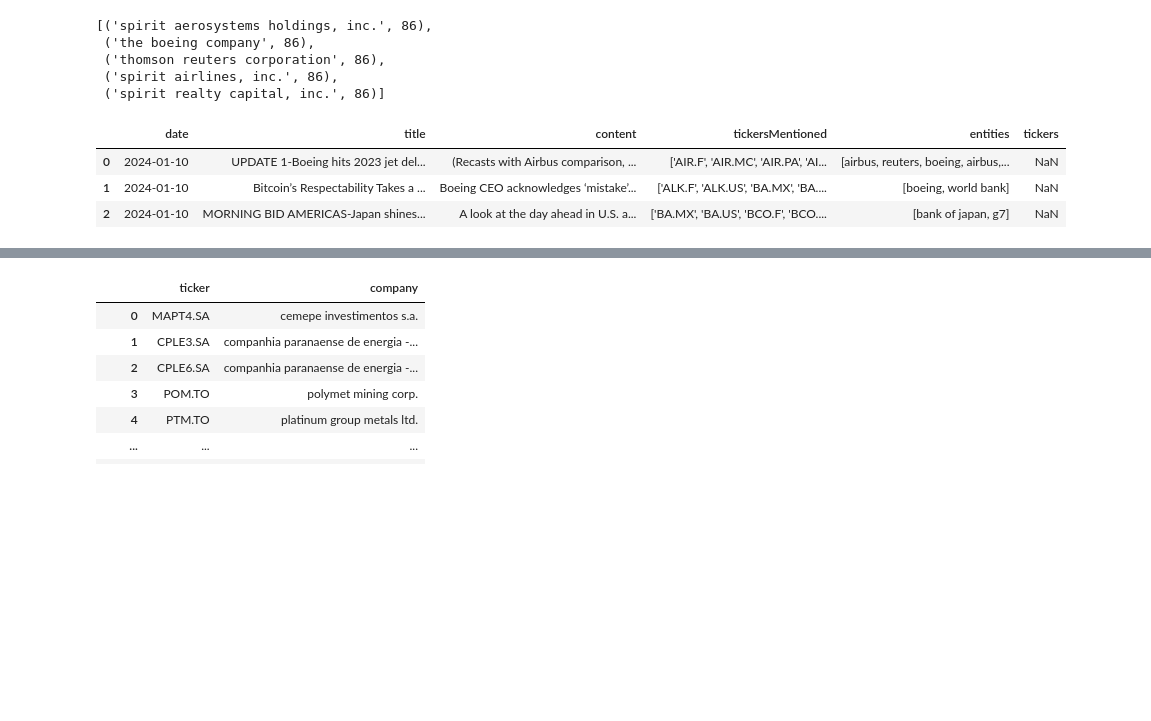
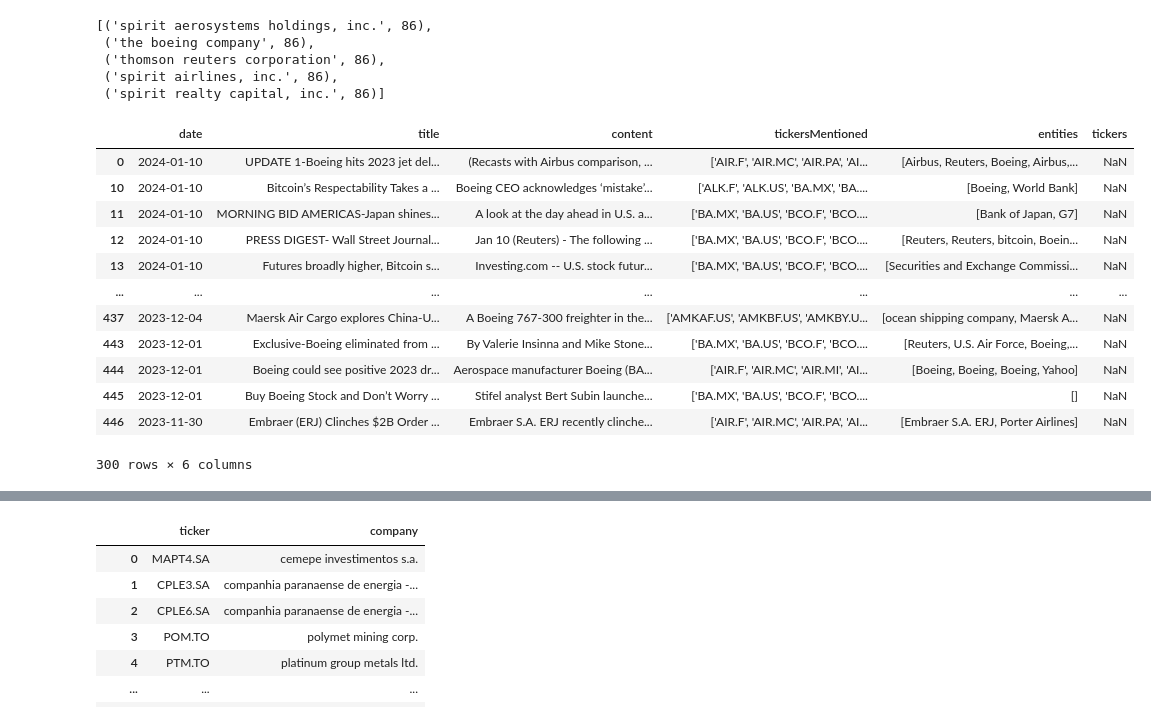
Before and after one commit to muzafarovdan/MyEducation, a Jupyter notebook: NLP/second_model.ipynb, the cells around one changed output, grey strips where cells are left out. Saved outputs shown, nothing was run; the diff lists cells and outputs as text; code cells hidden in the pictures; blank space fills up the shorter version.

```diff
--- a/NLP/second_model.ipynb
+++ b/NLP/second_model.ipynb
@@ -338,7 +452,8 @@ data_tickers_name
  'wisdomtree, inc.',
  ...]
 # %%
-df_val = pd.read_csv('BA_news_val.csv')
+df_val = pd.read_csv('BA_full_val.csv')
 df_val = df_val[['date', 'title', 'content', 'tickersMentioned']]
 df_val = df_val.dropna(subset=['tickersMentioned'])
-df_val = df_val[0:300]
+df_val['tickersMentioned'] = df_val['tickersMentioned'].apply(eval)
+df_val
@@ -388,11 +544,20 @@ extraction_results
  ('spirit realty capital, inc.', 86)]
 # %%
 df_val['tickers'] = np.nan
-df_val.head(3)
+df_val
 # %% [output]
 |  | date | title | content | tickersMentioned | entities | tickers |
-| 0 | 2024-01-10 | UPDATE 1-Boeing hits 2023 jet del... | (Recasts with Airbus comparison, ... | ['AIR.F', 'AIR.MC', 'AIR.PA', 'AI... | [airbus, reuters, boeing, airbus,... | NaN |
-| 1 | 2024-01-10 | Bitcoin’s Respectability Takes a ... | Boeing CEO acknowledges ‘mistake’... | ['ALK.F', 'ALK.US', 'BA.MX', 'BA.... | [boeing, world bank] | NaN |
-| 2 | 2024-01-10 | MORNING BID AMERICAS-Japan shines... | A look at the day ahead in U.S. a... | ['BA.MX', 'BA.US', 'BCO.F', 'BCO.... | [bank of japan, g7] | NaN |
+| 0 | 2024-01-10 | UPDATE 1-Boeing hits 2023 jet del... | (Recasts with Airbus comparison, ... | ['AIR.F', 'AIR.MC', 'AIR.PA', 'AI... | [Airbus, Reuters, Boeing, Airbus,... | NaN |
+| 10 | 2024-01-10 | Bitcoin’s Respectability Takes a ... | Boeing CEO acknowledges ‘mistake’... | ['ALK.F', 'ALK.US', 'BA.MX', 'BA.... | [Boeing, World Bank] | NaN |
+| 11 | 2024-01-10 | MORNING BID AMERICAS-Japan shines... | A look at the day ahead in U.S. a... | ['BA.MX', 'BA.US', 'BCO.F', 'BCO.... | [Bank of Japan, G7] | NaN |
+| 12 | 2024-01-10 | PRESS DIGEST- Wall Street Journal... | Jan 10 (Reuters) - The following ... | ['BA.MX', 'BA.US', 'BCO.F', 'BCO.... | [Reuters, Reuters, bitcoin, Boein... | NaN |
+| 13 | 2024-01-10 | Futures broadly higher, Bitcoin s... | Investing.com -- U.S. stock futur... | ['BA.MX', 'BA.US', 'BCO.F', 'BCO.... | [Securities and Exchange Commissi... | NaN |
+| ... | ... | ... | ... | ... | ... | ... |
+| 437 | 2023-12-04 | Maersk Air Cargo explores China-U... | A Boeing 767-300 freighter in the... | ['AMKAF.US', 'AMKBF.US', 'AMKBY.U... | [ocean shipping company, Maersk A... | NaN |
+| 443 | 2023-12-01 | Exclusive-Boeing eliminated from ... | By Valerie Insinna and Mike Stone... | ['BA.MX', 'BA.US', 'BCO.F', 'BCO.... | [Reuters, U.S. Air Force, Boeing,... | NaN |
+| 444 | 2023-12-01 | Boeing could see positive 2023 dr... | Aerospace manufacturer Boeing (BA... | ['AIR.F', 'AIR.MC', 'AIR.MI', 'AI... | [Boeing, Boeing, Boeing, Yahoo] | NaN |
+| 445 | 2023-12-01 | Buy Boeing Stock and Don’t Worry ... | Stifel analyst Bert Subin launche... | ['BA.MX', 'BA.US', 'BCO.F', 'BCO.... | [] | NaN |
+| 446 | 2023-11-30 | Embraer (ERJ) Clinches $2B Order ... | Embraer S.A. ERJ recently clinche... | ['AIR.F', 'AIR.MC', 'AIR.PA', 'AI... | [Embraer S.A. ERJ, Porter Airlines] | NaN |
+300 rows × 6 columns
 # %%
 df_val = df_val.reset_index(drop=True)
```
Also changed, not shown: parts of 51 cells of this notebook.
